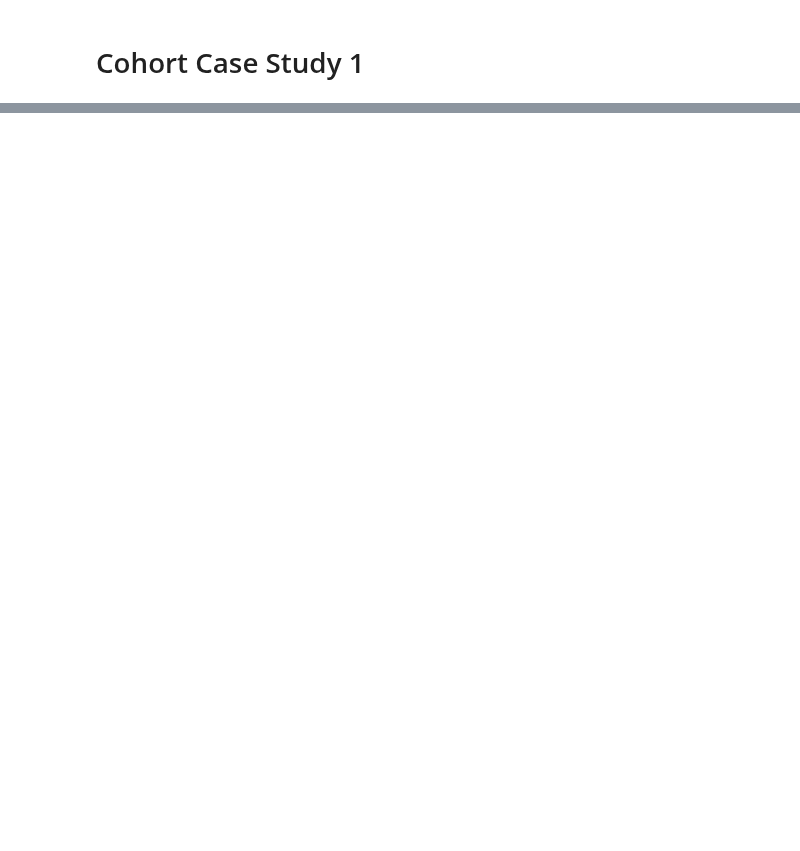
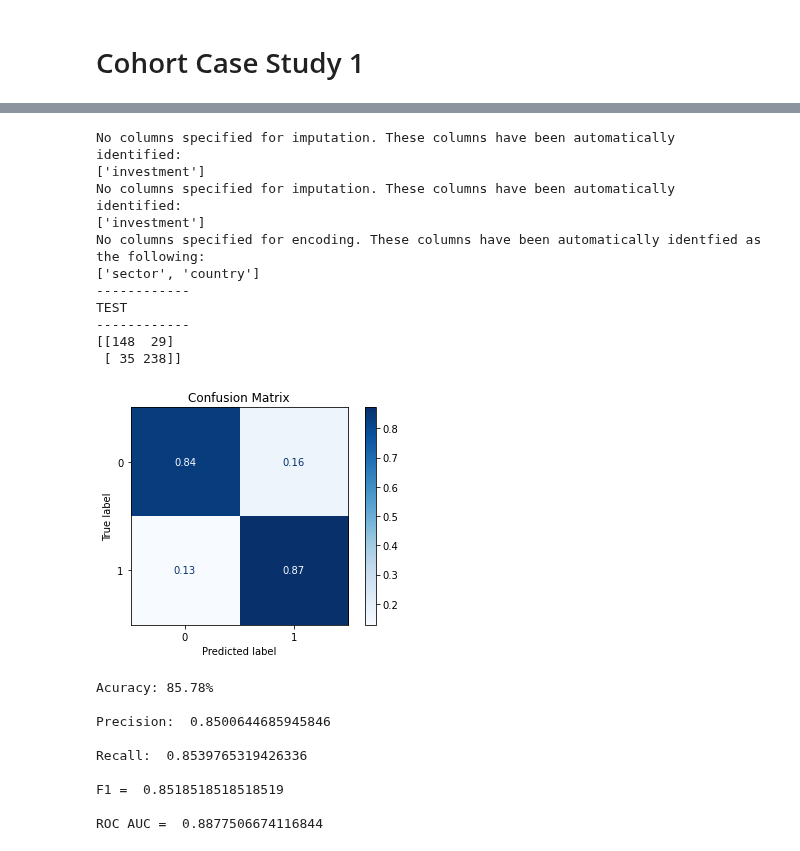
Before and after one commit to microsoft/responsible-ai-toolbox-mitigations, a Jupyter notebook: notebooks/cohort/case_study/case_1.ipynb, the cells around one changed output, grey strips where cells are left out. Saved outputs shown, nothing was run; the diff lists cells and outputs as text; code cells hidden in the pictures; blank space fills up the shorter version.

```diff
--- a/notebooks/cohort/case_study/case_1.ipynb
+++ b/notebooks/cohort/case_study/case_1.ipynb
@@ -102,0 +143,39 @@ Name: bankrupt, dtype: float64
+# %%
+model = LGBMClassifier(random_state=SEED)
+
+cht_manager = CohortManager(
+    transform_pipe=dp.BasicImputer(),
+    cohort_col=["country"]
+)
+
+pipe = Pipeline([
+            ("imputer", cht_manager),
+            ("encoder", dp.EncoderOHE()),
+            ("estimator", model),
+        ])
+pipe.fit(X_train, y_train)
+pred = pipe.predict_proba(X_test)
+
+roc, pr, rc, th = dp.evaluate_set(y_test, pred, is_train=False, plot_pr=False, classes=class_list)
+# %% [output]
+No columns specified for imputation. These columns have been automatically identified:
+['investment']
+No columns specified for imputation. These columns have been automatically identified:
+['investment']
+No columns specified for encoding. These columns have been automatically identfied as the following:
+['sector', 'country']
+------------
+TEST
+------------
+[[148  29]
+ [ 35 238]]
+[figure, added]
+Acuracy: 85.78%
+
+Precision:  0.8500644685945846
+
+Recall:  0.8539765319426336
+
+F1 =  0.8518518518518519
+
+ROC AUC =  0.8877506674116844
```
Also changed, not shown: parts of 6 cells of this notebook, 8 other files.
